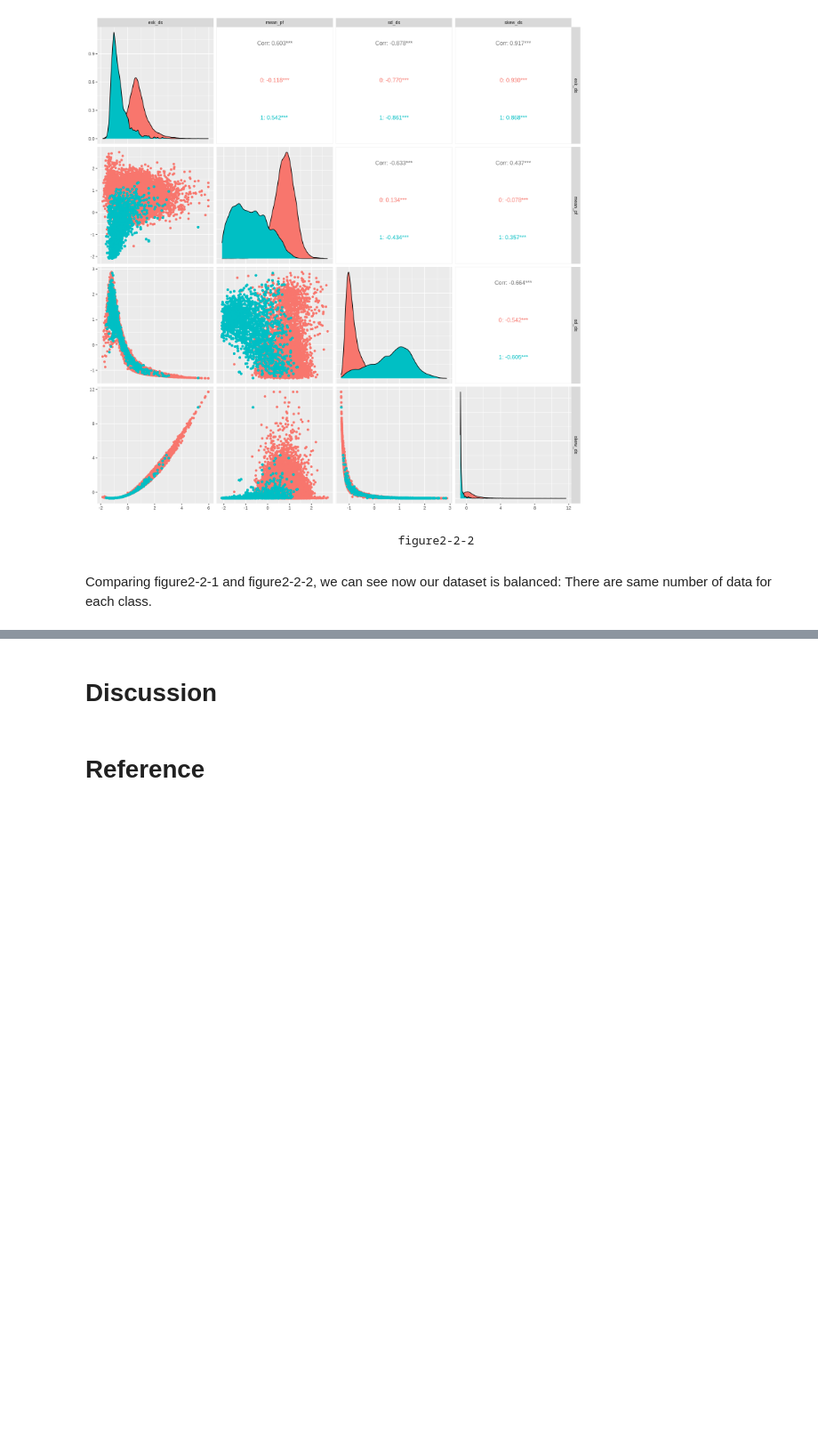
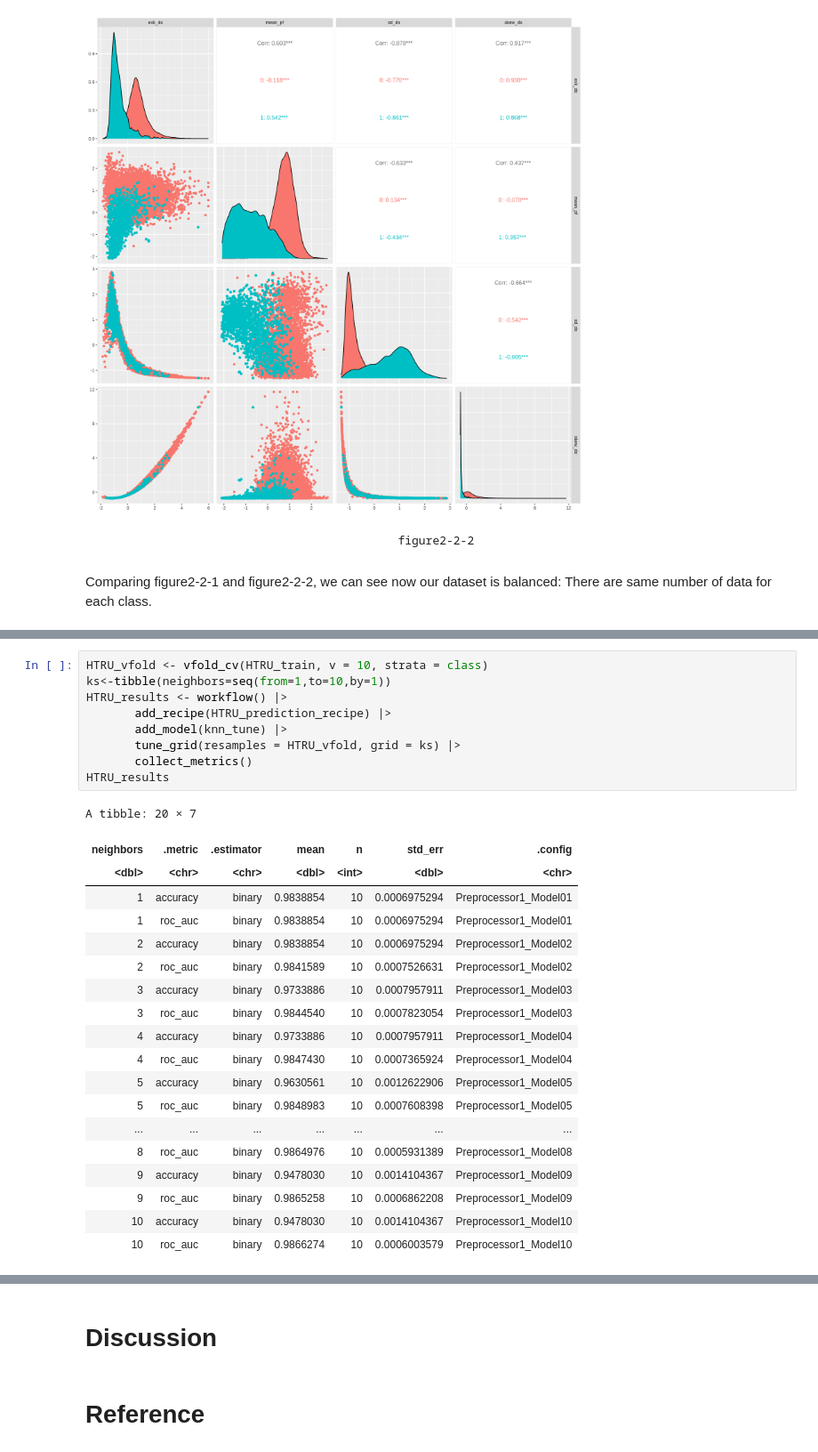
Before and after one commit to LawrenceZzf/DSCI100-G63-Proj1, a Jupyter notebook: report.ipynb, the cells around one changed output, grey strips where cells are left out. Shown at 89% size. Drawn from its saved outputs; the diff is of its cells as text; blank space fills up the shorter version.

```diff
--- a/report.ipynb
+++ b/report.ipynb
@@ -254,0 +307,29 @@ Comparing figure2-2-1 and figure2-2-2, we can see now our dataset is balanced: T
+# %%
+HTRU_vfold <- vfold_cv(HTRU_train, v = 10, strata = class)
+ks<-tibble(neighbors=seq(from=1,to=10,by=1))
+HTRU_results <- workflow() |>
+       add_recipe(HTRU_prediction_recipe) |>
+       add_model(knn_tune) |>
+       tune_grid(resamples = HTRU_vfold, grid = ks) |>
+       collect_metrics()
+HTRU_results
+# %% [output]
+A tibble: 20 × 7
+| neighbors | .metric | .estimator | mean | n | std_err | .config |
+| <dbl> | <chr> | <chr> | <dbl> | <int> | <dbl> | <chr> |
+| 1 | accuracy | binary | 0.9838854 | 10 | 0.0006975294 | Preprocessor1_Model01 |
+| 1 | roc_auc | binary | 0.9838854 | 10 | 0.0006975294 | Preprocessor1_Model01 |
+| 2 | accuracy | binary | 0.9838854 | 10 | 0.0006975294 | Preprocessor1_Model02 |
+| 2 | roc_auc | binary | 0.9841589 | 10 | 0.0007526631 | Preprocessor1_Model02 |
+| 3 | accuracy | binary | 0.9733886 | 10 | 0.0007957911 | Preprocessor1_Model03 |
+| 3 | roc_auc | binary | 0.9844540 | 10 | 0.0007823054 | Preprocessor1_Model03 |
+| 4 | accuracy | binary | 0.9733886 | 10 | 0.0007957911 | Preprocessor1_Model04 |
+| 4 | roc_auc | binary | 0.9847430 | 10 | 0.0007365924 | Preprocessor1_Model04 |
+| 5 | accuracy | binary | 0.9630561 | 10 | 0.0012622906 | Preprocessor1_Model05 |
+| 5 | roc_auc | binary | 0.9848983 | 10 | 0.0007608398 | Preprocessor1_Model05 |
+| ... | ... | ... | ... | ... | ... | ... |
+| 8 | roc_auc | binary | 0.9864976 | 10 | 0.0005931389 | Preprocessor1_Model08 |
+| 9 | accuracy | binary | 0.9478030 | 10 | 0.0014104367 | Preprocessor1_Model09 |
+| 9 | roc_auc | binary | 0.9865258 | 10 | 0.0006862208 | Preprocessor1_Model09 |
+| 10 | accuracy | binary | 0.9478030 | 10 | 0.0014104367 | Preprocessor1_Model10 |
+| 10 | roc_auc | binary | 0.9866274 | 10 | 0.0006003579 | Preprocessor1_Model10 |
```
Also changed, not shown: parts of 15 cells of this notebook.
